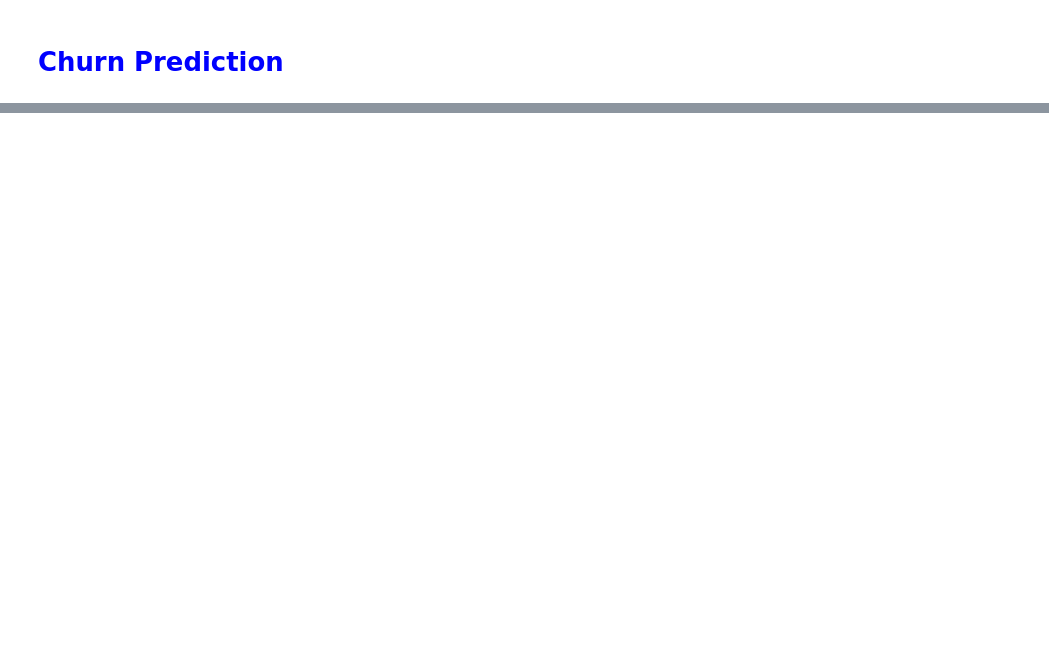
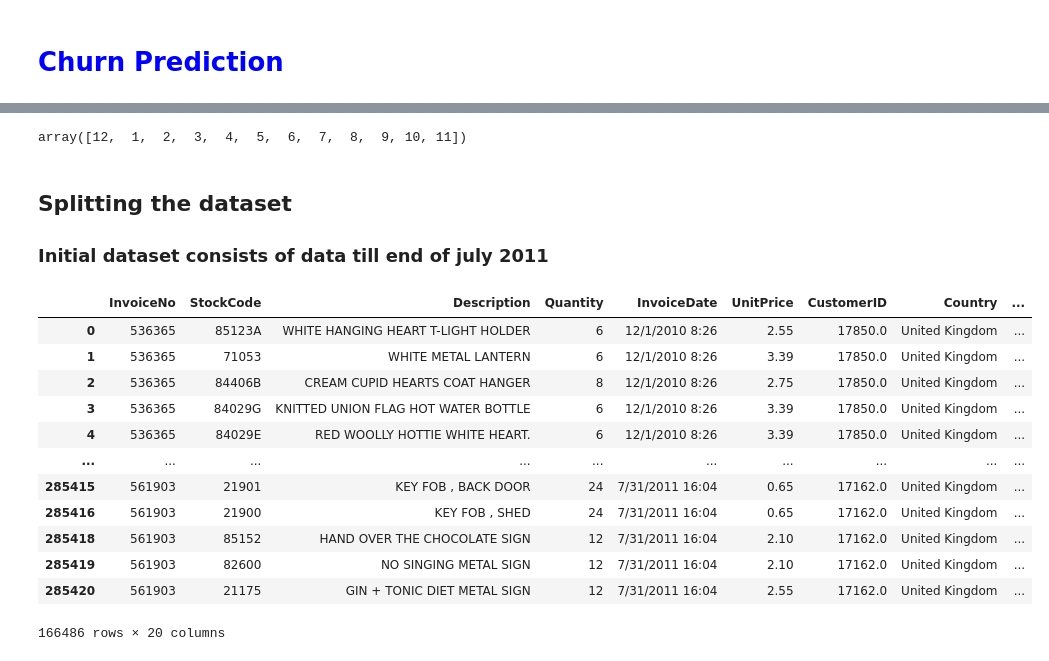
Before and after one commit to PShivani07/Data-Analytics-Project, a Jupyter notebook: ChurnPrediction.ipynb, the cells around one changed output, grey strips where cells are left out. Cells and saved outputs as stored; diff of their text form; code cells hidden in the pictures; blank space fills up the shorter version.

```diff
--- a/ChurnPrediction.ipynb
+++ b/ChurnPrediction.ipynb
@@ -1138,0 +1155,33 @@ similar_products(aggregate_vectors(purchases_val[0][-5:]))
+# %%
+dataset['Month'].unique()
+# %% [output]
+array([12,  1,  2,  3,  4,  5,  6,  7,  8,  9, 10, 11])
+# %% [markdown]
+## Splitting the dataset
+
+### Initial dataset consists of data till end of july 2011
+# %%
+initial_dataset = dataset[((dataset['Month']==12) & (dataset['Year']==2010)) |
+                          ((dataset['Month']==1) & (dataset['Year']==2011)) |
+                          ((dataset['Month']==2) & (dataset['Year']==2011)) |
+                          ((dataset['Month']==3) & (dataset['Year']==2011)) |
+                          ((dataset['Month']==4) & (dataset['Year']==2011)) |
+                          ((dataset['Month']==5) & (dataset['Year']==2011)) |
+                          ((dataset['Month']==6) & (dataset['Year']==2011)) |
+                          ((dataset['Month']==7) & (dataset['Year']==2011))]
+
+initial_dataset
+# %% [output]
+|  | InvoiceNo | StockCode | Description | Quantity | InvoiceDate | UnitPrice | CustomerID | Country | ... |
+| 0 | 536365 | 85123A | WHITE HANGING HEART T-LIGHT HOLDER | 6 | 12/1/2010 8:26 | 2.55 | 17850.0 | United Kingdom | ... |
+| 1 | 536365 | 71053 | WHITE METAL LANTERN | 6 | 12/1/2010 8:26 | 3.39 | 17850.0 | United Kingdom | ... |
+| 2 | 536365 | 84406B | CREAM CUPID HEARTS COAT HANGER | 8 | 12/1/2010 8:26 | 2.75 | 17850.0 | United Kingdom | ... |
+| 3 | 536365 | 84029G | KNITTED UNION FLAG HOT WATER BOTTLE | 6 | 12/1/2010 8:26 | 3.39 | 17850.0 | United Kingdom | ... |
+| 4 | 536365 | 84029E | RED WOOLLY HOTTIE WHITE HEART. | 6 | 12/1/2010 8:26 | 3.39 | 17850.0 | United Kingdom | ... |
+| ... | ... | ... | ... | ... | ... | ... | ... | ... | ... |
+| 285415 | 561903 | 21901 | KEY FOB , BACK DOOR | 24 | 7/31/2011 16:04 | 0.65 | 17162.0 | United Kingdom | ... |
+| 285416 | 561903 | 21900 | KEY FOB , SHED | 24 | 7/31/2011 16:04 | 0.65 | 17162.0 | United Kingdom | ... |
+| 285418 | 561903 | 85152 | HAND OVER THE CHOCOLATE SIGN | 12 | 7/31/2011 16:04 | 2.10 | 17162.0 | United Kingdom | ... |
+| 285419 | 561903 | 82600 | NO SINGING METAL SIGN | 12 | 7/31/2011 16:04 | 2.10 | 17162.0 | United Kingdom | ... |
+| 285420 | 561903 | 21175 | GIN + TONIC DIET METAL SIGN | 12 | 7/31/2011 16:04 | 2.55 | 17162.0 | United Kingdom | ... |
+166486 rows × 20 columns
```
Also changed, not shown: parts of 39 cells of this notebook.
